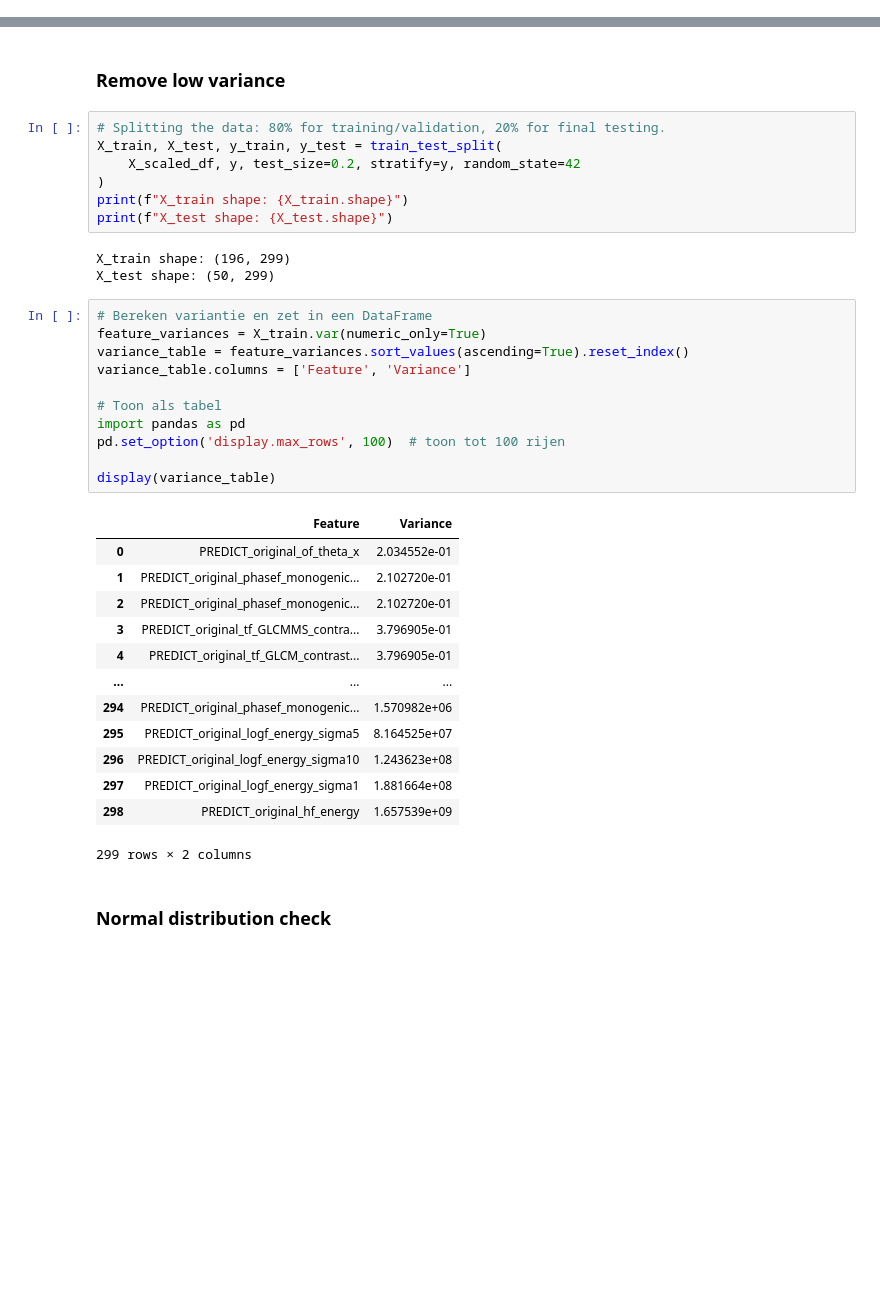
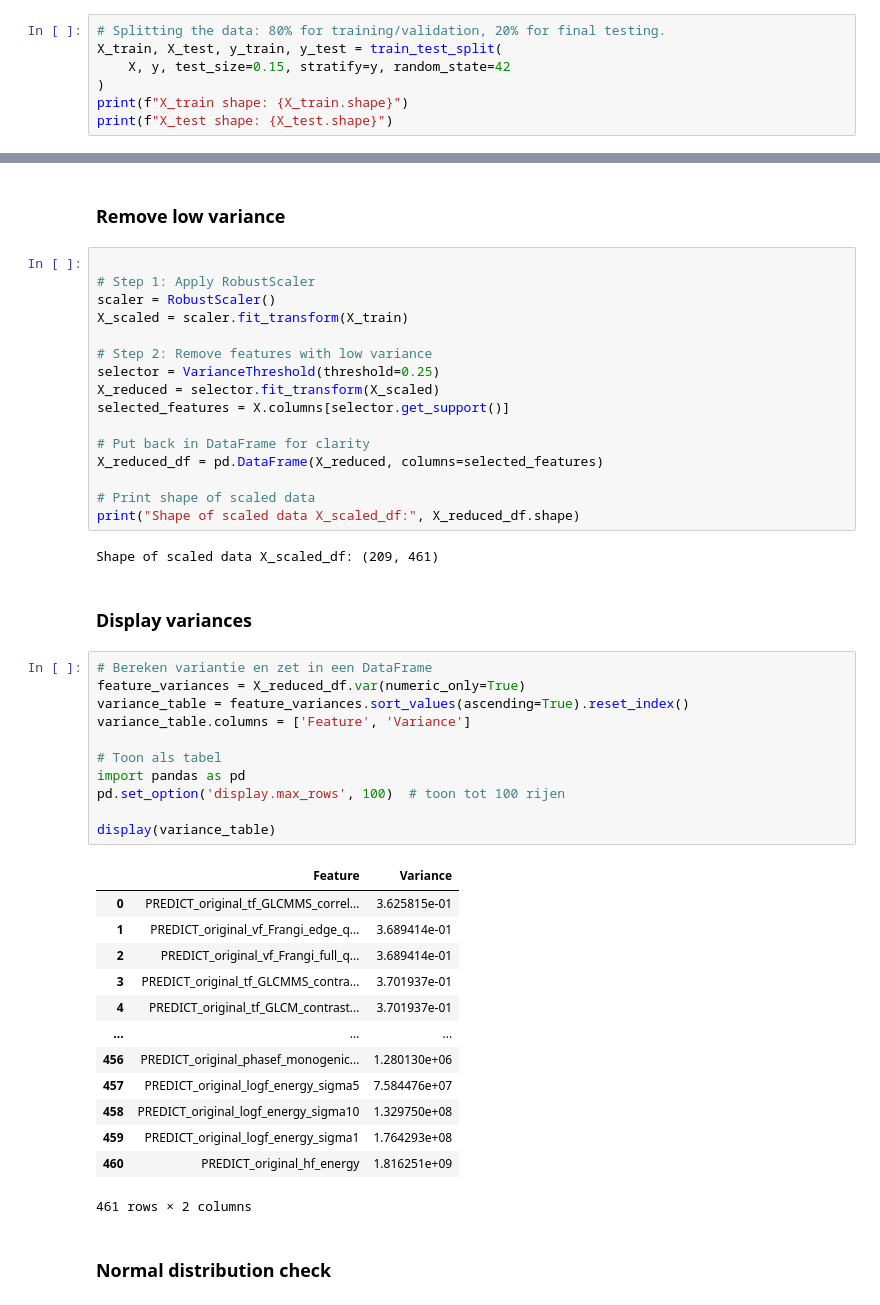
Before and after one commit to Roberto-TM/TM10007_ML_Project_group3, a Jupyter notebook: assignment.ipynb, the cells around one changed output, grey strips where cells are left out. Saved outputs shown, nothing was run; the diff lists cells and outputs as text; blank space fills up the shorter version.

```diff
--- a/assignment.ipynb
+++ b/assignment.ipynb
@@ -93,0 +75,7 @@ Vorm van geschaalde data: (246, 299)
+# %%
+# Splitting the data: 80% for training/validation, 20% for final testing.
+X_train, X_test, y_train, y_test = train_test_split(
+    X, y, test_size=0.15, stratify=y, random_state=42
+)
+print(f"X_train shape: {X_train.shape}")
+print(f"X_test shape: {X_test.shape}")
@@ -95,41 +86,51 @@ Vorm van geschaalde data: (246, 299)
 ## 2. Pre-processing
 # %% [markdown]
 ### Remove low variance
-# %%
-# Splitting the data: 80% for training/validation, 20% for final testing.
-X_train, X_test, y_train, y_test = train_test_split(
-    X_scaled_df, y, test_size=0.2, stratify=y, random_state=42
-)
-print(f"X_train shape: {X_train.shape}")
-print(f"X_test shape: {X_test.shape}")
-# %% [output]
-X_train shape: (196, 299)
-X_test shape: (50, 299)
+# %%
+
+# Step 1: Apply RobustScaler
+scaler = RobustScaler()
+X_scaled = scaler.fit_transform(X_train)
+
+# Step 2: Remove features with low variance
+selector = VarianceThreshold(threshold=0.25)
+X_reduced = selector.fit_transform(X_scaled)
+selected_features = X.columns[selector.get_support()]
+
+# Put back in DataFrame for clarity
+X_reduced_df = pd.DataFrame(X_reduced, columns=selected_features)
+
+# Print shape of scaled data
+print("Shape of scaled data X_scaled_df:", X_reduced_df.shape)
+# %% [output]
+Shape of scaled data X_scaled_df: (209, 461)
+# %% [markdown]
+### Display variances
 # %%
 # Bereken variantie en zet in een DataFrame
-feature_variances = X_train.var(numeric_only=True)
+feature_variances = X_reduced_df.var(numeric_only=True)
 variance_table = feature_variances.sort_values(ascending=True).reset_index()
 variance_table.columns = ['Feature', 'Variance']
 
 # Toon als tabel
 import pandas as pd
 pd.set_option('display.max_rows', 100)  # toon tot 100 rijen
 
 display(variance_table)
 # %% [output]
 |  | Feature | Variance |
-| 0 | PREDICT_original_of_theta_x | 2.034552e-01 |
-| 1 | PREDICT_original_phasef_monogenic... | 2.102720e-01 |
-| 2 | PREDICT_original_phasef_monogenic... | 2.102720e-01 |
-| 3 | PREDICT_original_tf_GLCMMS_contra... | 3.796905e-01 |
-| 4 | PREDICT_original_tf_GLCM_contrast... | 3.796905e-01 |
+| 0 | PREDICT_original_tf_GLCMMS_correl... | 3.625815e-01 |
+| 1 | PREDICT_original_vf_Frangi_edge_q... | 3.689414e-01 |
+| 2 | PREDICT_original_vf_Frangi_full_q... | 3.689414e-01 |
+| 3 | PREDICT_original_tf_GLCMMS_contra... | 3.701937e-01 |
+| 4 | PREDICT_original_tf_GLCM_contrast... | 3.701937e-01 |
 | ... | ... | ... |
-| 294 | PREDICT_original_phasef_monogenic... | 1.570982e+06 |
-| 295 | PREDICT_original_logf_energy_sigma5 | 8.164525e+07 |
-| 296 | PREDICT_original_logf_energy_sigma10 | 1.243623e+08 |
-| 297 | PREDICT_original_logf_energy_sigma1 | 1.881664e+08 |
-| 298 | PREDICT_original_hf_energy | 1.657539e+09 |
+| 456 | PREDICT_original_phasef_monogenic... | 1.280130e+06 |
+| 457 | PREDICT_original_logf_energy_sigma5 | 7.584476e+07 |
+| 458 | PREDICT_original_logf_energy_sigma10 | 1.329750e+08 |
+| 459 | PREDICT_original_logf_energy_sigma1 | 1.764293e+08 |
+| 460 | PREDICT_original_hf_energy | 1.816251e+09 |
-299 rows × 2 columns
+461 rows × 2 columns
 # %% [markdown]
 ### Normal distribution check
 # %%
```
Also changed, not shown: parts of 9 cells of this notebook.
